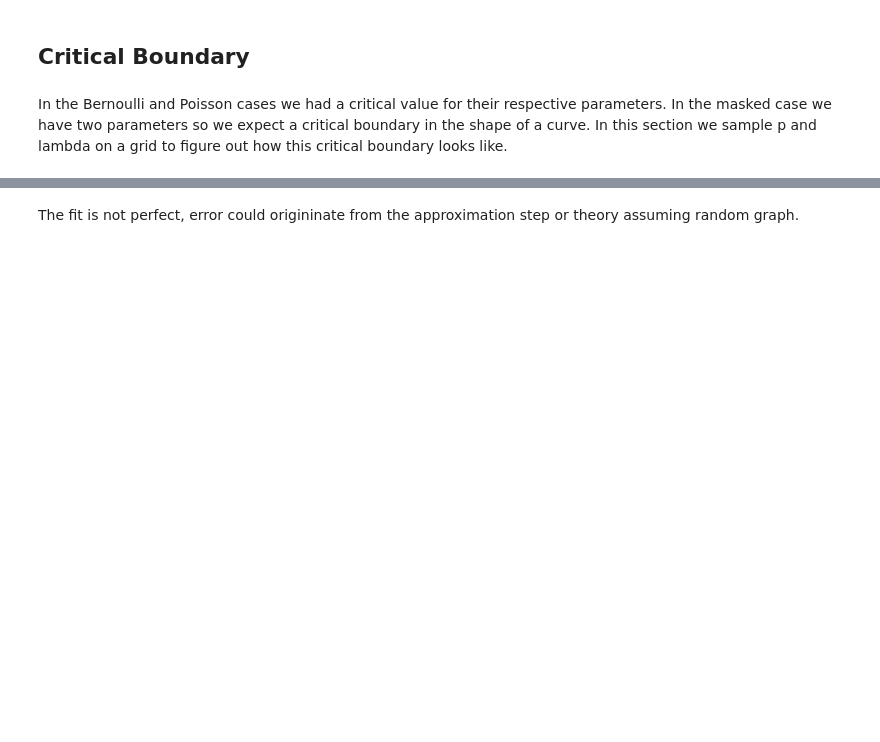
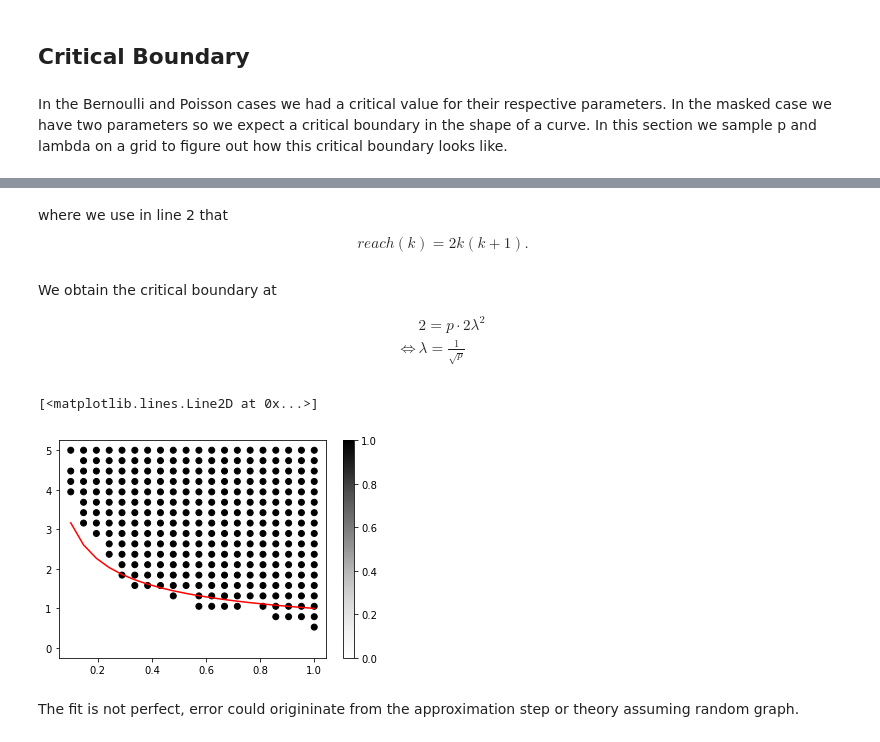
Before and after one commit to advancedchimp/bushfire_percolation, a Jupyter notebook: Percolation.ipynb, the cells around one changed output, grey strips where cells are left out. Cells and saved outputs as stored; diff of their text form; code cells hidden in the pictures; blank space fills up the shorter version.

```diff
--- a/Percolation.ipynb
+++ b/Percolation.ipynb
@@ -459,2 +495,29 @@ $$
+# %% [markdown]
+where we use in line 2 that
+$$
+reach(k) = 2k(k+1).
+$$
+# %% [markdown]
+We obtain the critical boundary at
+
+\begin{align*}
+& 2 = p \cdot 2 \lambda^2 \\
+\Leftrightarrow & \lambda = \frac{1}{\sqrt{p}}
+\end{align*}
+# %%
+# plot results
+
+plt.subplots()
+plt.scatter('p', 'lambda', c='crossing', data=df2, cmap='Greys')
+plt.colorbar()
+
+# plot 1/sqrt(x), boundary predicted by theory
+X = np.linspace(0.1, 1, 20)
+Y = [1/np.sqrt(x) for x in X]
+
+plt.plot(X, Y, color='r')
+# %% [output]
+[<matplotlib.lines.Line2D at 0x...>]
+[figure, added]
 # %% [markdown]
 The fit is not perfect, error could origininate from the approximation step or theory assuming random graph.
```
Also changed, not shown: parts of 15 cells of this notebook.
